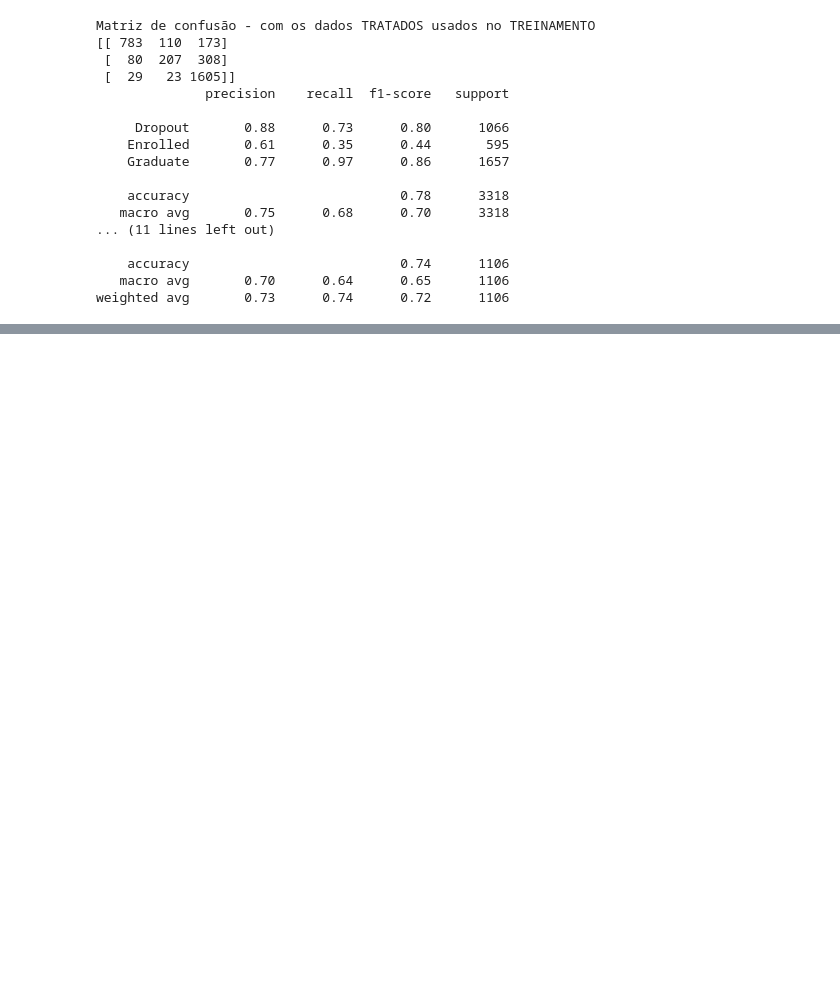
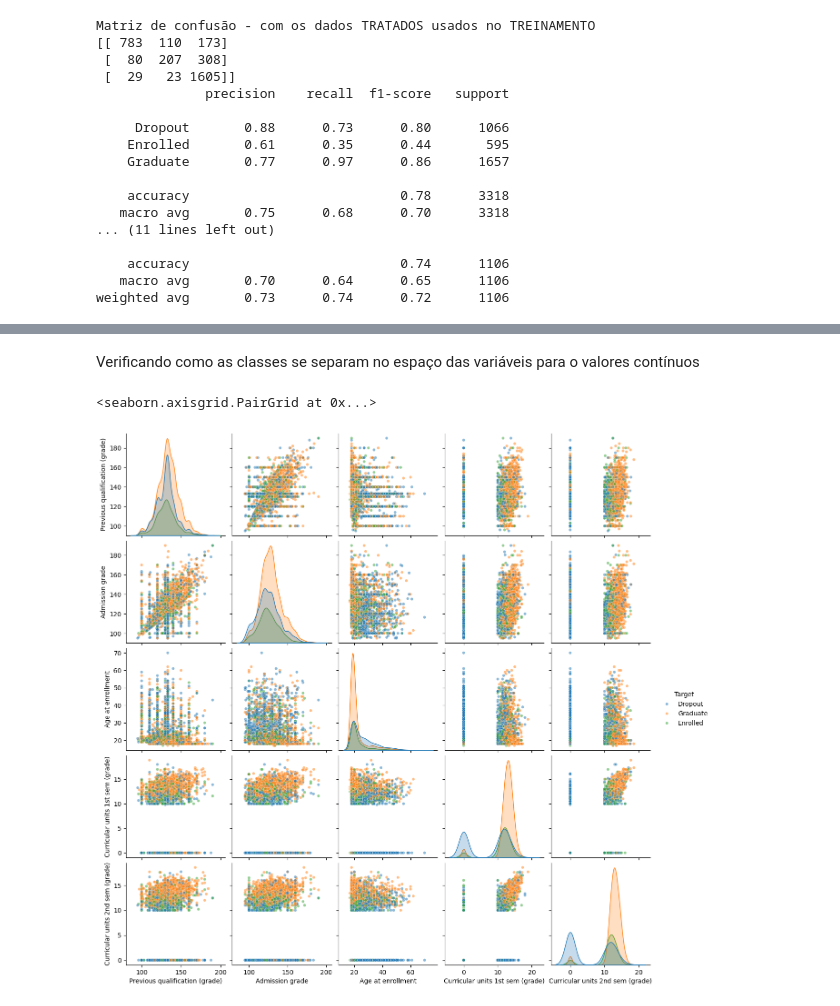
Before and after one commit to Lucasmsorretino/TrabArqDados, a Jupyter notebook: trab2.ipynb, the cells around one changed output, grey strips where cells are left out. Saved outputs shown, nothing was run; the diff lists cells and outputs as text; code cells hidden in the pictures; blank space fills up the shorter version.

```diff
--- a/trab2.ipynb
+++ b/trab2.ipynb
@@ -694,0 +963,23 @@ plt.show()
+# %% [markdown]
+Verificando como as classes se separam no espaço das variáveis para o valores contínuos
+# %%
+import seaborn as sns
+import pandas as pd
+
+# Junta X e y em um único DataFrame para o pairplot
+df_plot = X_orig.copy()
+df_plot['Target'] = Y.values  # ou y['Target'].values, conforme seu caso
+
+# Só variáveis contínuas + target
+cols_plot = [
+    "Previous qualification (grade)",
+    "Admission grade",
+    "Age at enrollment",
+    "Curricular units 1st sem (grade)",
+    "Curricular units 2nd sem (grade)",
+    "Target"
+]
+sns.pairplot(df_plot[cols_plot], hue='Target', plot_kws={'alpha':0.5, 's':20})
+# %% [output]
+<seaborn.axisgrid.PairGrid at 0x...>
+[figure, added]
```
Also changed, not shown: parts of 33 cells of this notebook, 2 other files.
